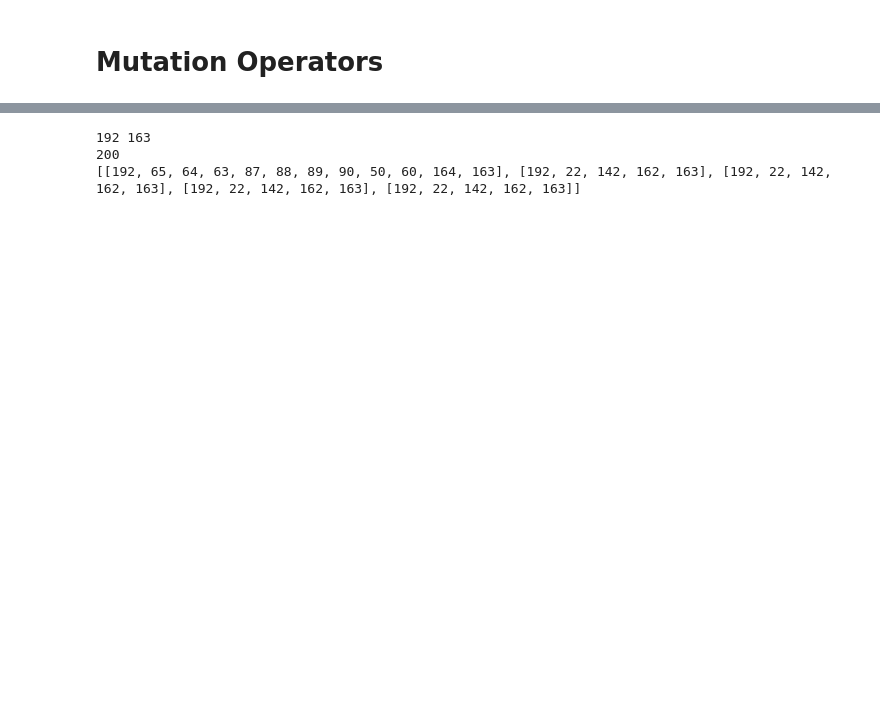
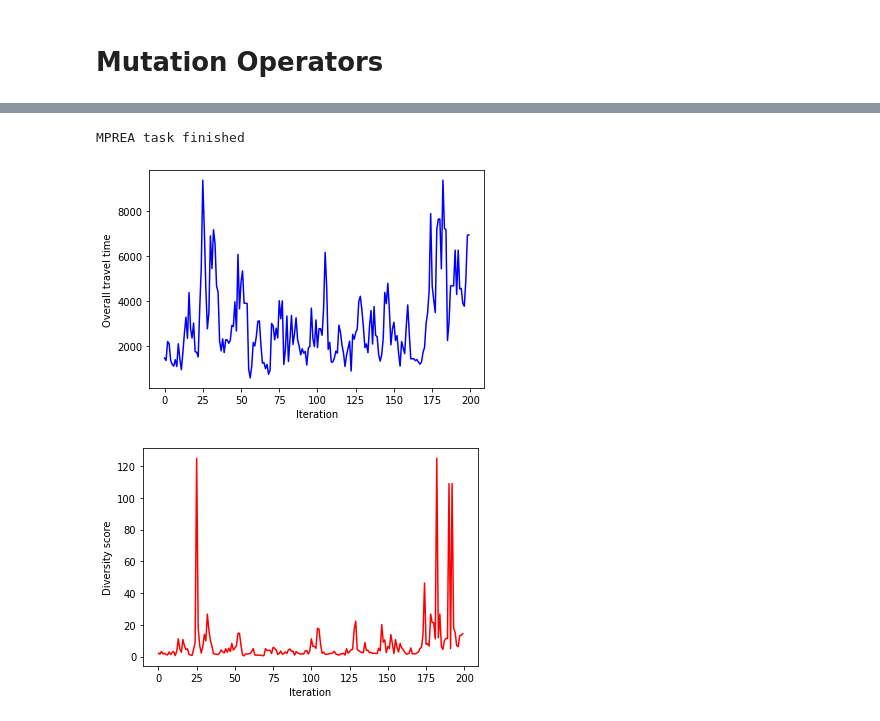
Before and after one commit to Thomaskolb/NaCo, a Jupyter notebook: traffic_congestion/Traffic.ipynb, the cells around one changed output, grey strips where cells are left out. Cells and saved outputs as stored; diff of their text form; code cells hidden in the pictures; blank space fills up the shorter version.

```diff
--- a/traffic_congestion/Traffic.ipynb
+++ b/traffic_congestion/Traffic.ipynb
@@ -174,6 +173,8 @@ def multiple_router_EA(G, s, t, k, n, mu, cStra, mutation_ops, max_it=200):
 
         P.append(ind)
     for it in range(max_it):
+        print(f'Progress {it}/{max_it}', end='\r')
+
         C = []
         for j in range(int(np.sqrt(mu**2-(mu/2)))):
             # choose uniformly at random chosen
@@ -237,12 +238,13 @@ def multiple_router_EA(G, s, t, k, n, mu, cStra, mutation_ops, max_it=200):
         P_tt_union = P_travel_times + P__travel_times + C_travel_times
 
         # Sort P_union by P_tt_union
-        tuple_P = [(tt, x) for tt, x in sorted(zip(P_tt_union, P_union))][:mu]
-        P = [x for tt, x in tuple_P]
+        tuple_P = [(tt, x) for tt, x in sorted(zip(P_tt_union, P_union), key=lambda tup: tup[0])][:mu]
+        P = [x for _, x in tuple_P]
         travel_times.append(tuple_P[0][0])
         diversity_scores.append(diversity_score(P[0]))
 
     best_P = P[0]
+    print('MPREA task finished')
 
     return best_P, travel_times, diversity_scores
 
@@ -649,19 +636,29 @@ def generate_road_network(
 
     return G
 # %%
-G = generate_road_network()
+road_nw = generate_road_network()
 # %%
-np.random.seed(41)
-s, t = np.random.choice(G.vertices, size=2)
+np.random.seed(40)
+s, t = np.random.choice(road_nw.vertices, size=2)
 k = 10
-mu = 1
+mu = 2
 n = 5
 mutation_ops = [NewRoute]
-best_P, travel_times, diversity_scores = multiple_router_EA(G, s, t, k, n, mu, cStra, mutation_ops, max_it=200)
-print(s.name, t.name)
-print(len(G.vertices))
-print(best_P)
+best_P, travel_times, diversity_scores = multiple_router_EA(road_nw, s, t, k, n, mu, cStra, mutation_ops, max_it=200)
 # %% [output]
-192 163
-200
-[[192, 65, 64, 63, 87, 88, 89, 90, 50, 60, 164, 163], [192, 22, 142, 162, 163], [192, 22, 142, 162, 163], [192, 22, 142, 162, 163], [192, 22, 142, 162, 163]]
+MPREA task finished
+# %%
+def plot_mrea_details(travel_times, diversity_scores):
+    plt.xlabel('Iteration')
+    plt.ylabel('Overall travel time')
+    plt.plot(range(len(travel_times)), travel_times, color='blue')
+    plt.show()
+    plt.xlabel('Iteration')
+    plt.ylabel('Diversity score')
+    plt.plot(range(len(diversity_scores)), diversity_scores, color='red')
+    plt.show()
+# %%
+plot_mrea_details(travel_times, diversity_scores)
+# %% [output]
+[figure, added]
+[figure, added]
```
Also changed, not shown: parts of 4 cells of this notebook.
